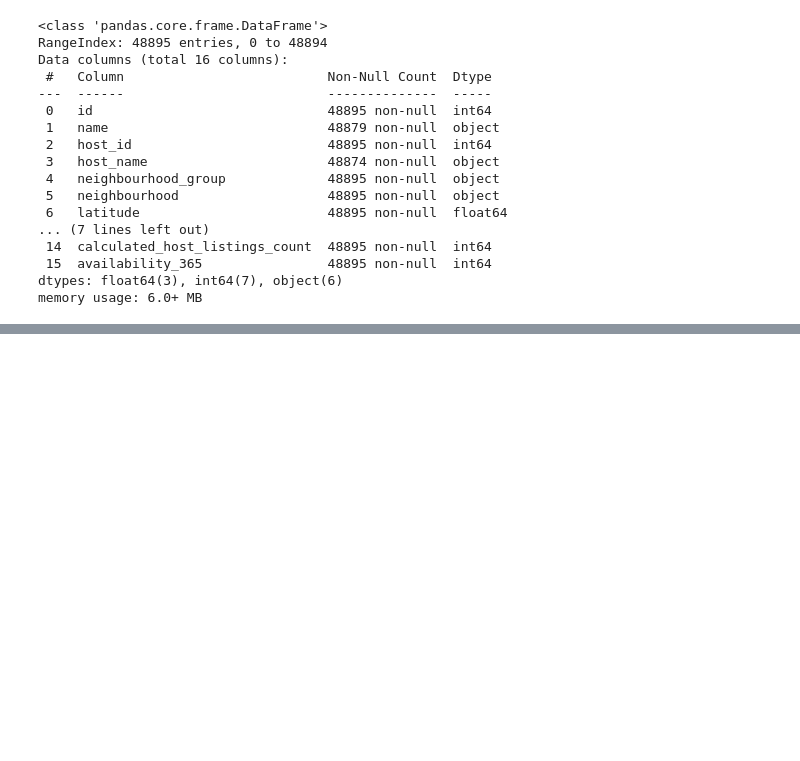
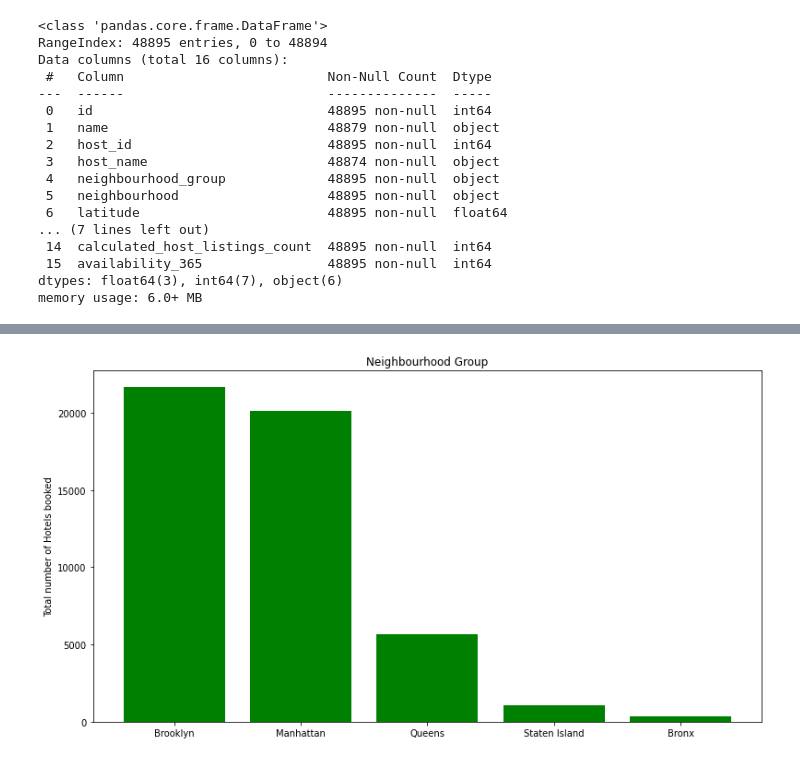
Before and after one commit to mgbhat97/Airbnb-Booking-EDA, a Jupyter notebook: Airbnb_Bookings_Analysis_Capstone_Project.ipynb, the cells around one changed output, grey strips where cells are left out. Saved outputs shown, nothing was run; the diff lists cells and outputs as text; code cells hidden in the pictures; blank space fills up the shorter version.

```diff
--- a/Airbnb_Bookings_Analysis_Capstone_Project.ipynb
+++ b/Airbnb_Bookings_Analysis_Capstone_Project.ipynb
@@ -71,3 +71,6 @@ Data columns (total 16 columns):
  15  availability_365                48895 non-null  int64
 dtypes: float64(3), int64(7), object(6)
 memory usage: 6.0+ MB
+# %%
+# Replacing Null Values with 0
+df['reviews_per_month'] = df['reviews_per_month'].fillna(0)
@@ -73,0 +97,9 @@ memory usage: 6.0+ MB
+# %%
+# comparing number of count of hotels across various neighbourhood
+plt.figure(figsize=(13,7))
+plt.title("Neighbourhood Group")
+plt.ylabel("Total number of Hotels booked")
+plt.bar(df['neighbourhood_group'].unique(),df.neighbourhood_group.value_counts(),color ='green')
+plt.show()
+# %% [output]
+[figure, added]
```
Also changed, not shown: parts of 2 cells of this notebook.
